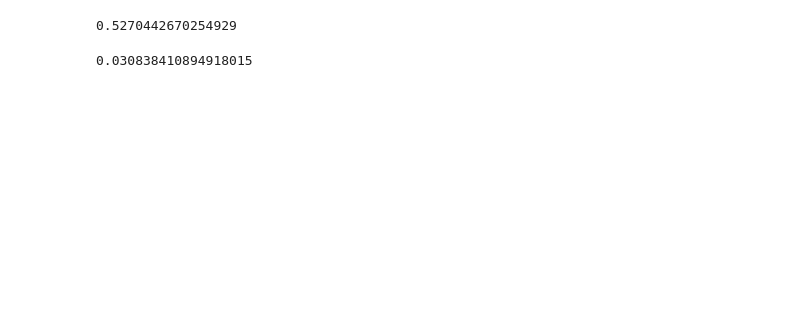
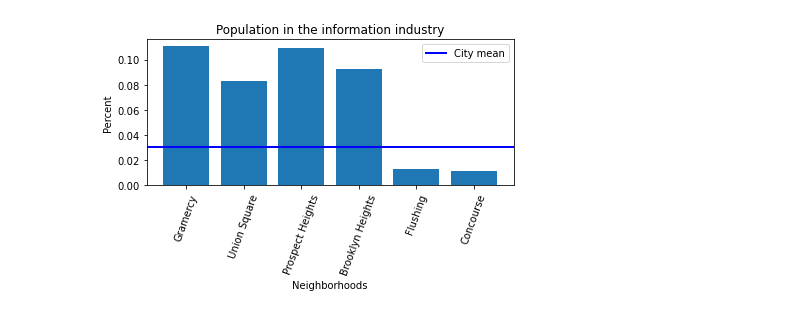
Before and after one commit to ejfeldman7/Metis_Project_1, a Jupyter notebook: census_data_cleaning_demogs.ipynb, the cells around one changed output. Saved outputs shown, nothing was run; the diff lists cells and outputs as text; code cells hidden in the pictures; blank space fills up the shorter version.

Commit message:
Add images and update census

```diff
--- a/census_data_cleaning_demogs.ipynb
+++ b/census_data_cleaning_demogs.ipynb
@@ -148,2 +104,10 @@ union_df
+# %%
+gramercy_df = demog_short[demog_short['GeogName'] == 'Gramercy']
+prospectH_df = demog_short[demog_short['GeogName'] == 'Prospect Heights']
+brooklynH_df = demog_short[demog_short['GeogName'] == 'Brooklyn Heights-Cobble Hill']
+flushing_df = demog_short[demog_short['GeogName'] == 'Flushing']
+concourse_df = demog_short[demog_short['GeogName'] == 'East Concourse-Concourse Village']
+union_df = demog_short[demog_short['GeogName'] == 'Hudson Yards-Chelsea-Flat Iron-Union Square']
 # %%
-merged_df = gramercy_df.append([prospectH_df,brooklynH_df,flushing_df,union_df])
+merged_df = gramercy_df.append([union_df, prospectH_df,brooklynH_df,flushing_df, concourse_df])
+merged_df
@@ -161,4 +121,0 @@ mean_fem = demog_short['fem_pop_percent'].mean()
-# %%
-mean_fem
-# %% [output]
-0.5270442670254929
@@ -167,4 +121,0 @@ mean_info = demog_short['inform_occ_percent'].mean()
-# %%
-mean_info
-# %% [output]
-0.030838410894918015
@@ -170,0 +127,15 @@ mean_info
+# %%
+ticks_x = ['Gramercy', 'Union Square','Prospect Heights', 'Brooklyn Heights', 'Flushing','Concourse']
+spacing = np.linspace(0,5,6)
+plt.bar(merged_df['GeogName'],merged_df['inform_occ_percent'])
+plt.xticks(spacing, ticks_x, rotation=70)
+plt.axhline(mean_info, label= 'City mean', color = 'blue', linewidth=2)
+plt.title('Population in the information industry')
+plt.xlabel('Neighborhoods')
+plt.ylabel('Percent')
+plt.legend(bbox_to_anchor = (1.0, 1), loc = 'upper right')
+plt.tight_layout()
+plt.show;
+plt.savefig("information_ind_new.svg")
+# %% [output]
+[figure, added]
```
Also changed, not shown: parts of 15 cells of this notebook, 4 other files.
